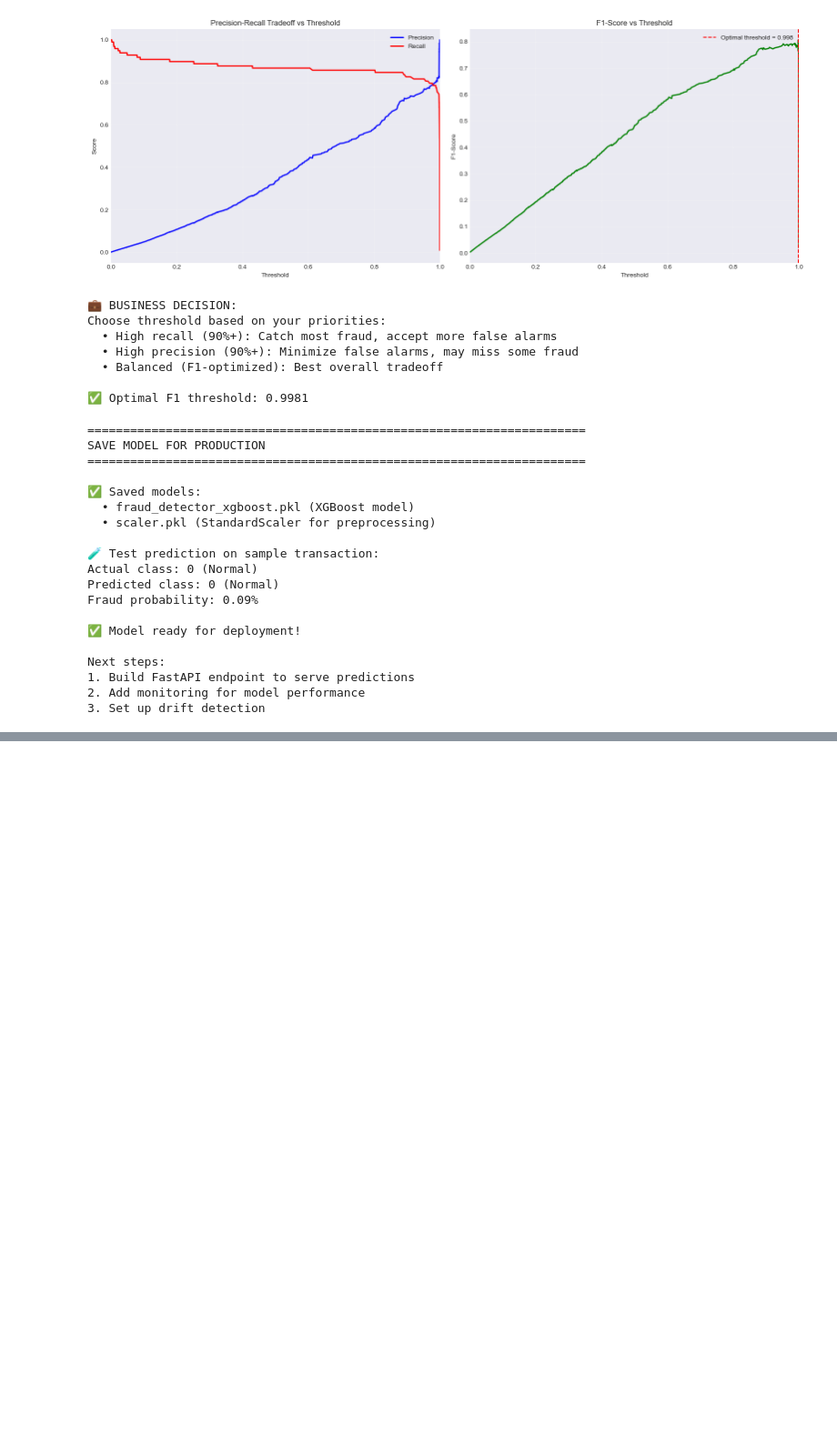
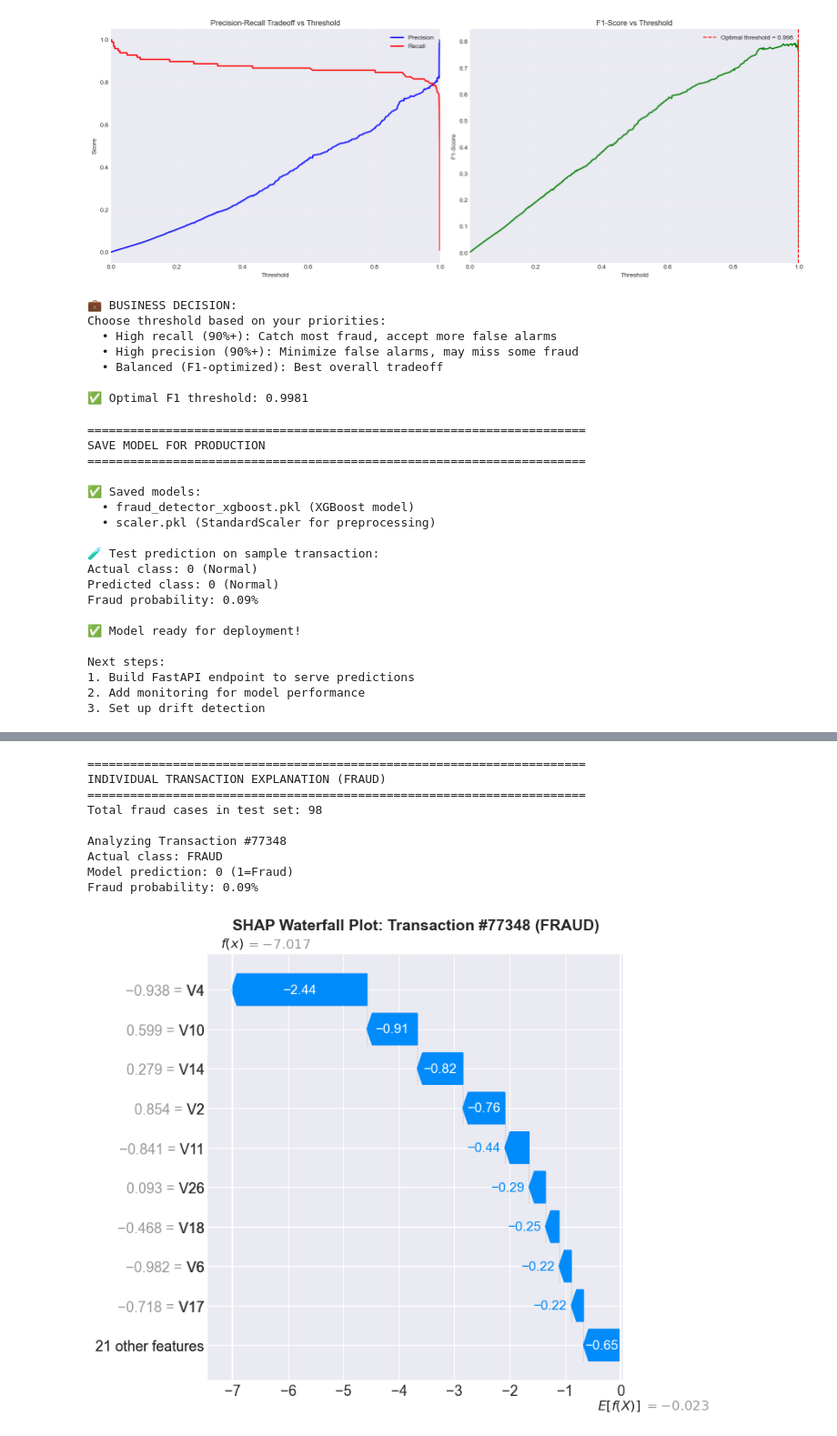
Before and after one commit to besimbayadilbi/credit-card-fraud-detection, a Jupyter notebook: fraud_detection.ipynb, the cells around one changed output, grey strips where cells are left out. Shown at 91% size. Cells and saved outputs as stored; diff of their text form; code cells hidden in the pictures; blank space fills up the shorter version.

```diff
--- a/fraud_detection.ipynb
+++ b/fraud_detection.ipynb
@@ -796,0 +851,67 @@ Next steps:
+# %%
+# Pick a fraudulent transaction to explain
+print("\n" + "=" * 70)
+print("INDIVIDUAL TRANSACTION EXPLANATION (FRAUD)")
+print("=" * 70)
+
+# Find indices of fraudulent transactions in test set
+fraud_indices = y_test[y_test == 1].index.tolist()
+print(f"Total fraud cases in test set: {len(fraud_indices)}")
+
+# Pick first fraud transaction
+fraud_idx = 0  # Index in shap_values array
+fraud_original_idx = fraud_indices[fraud_idx]
+
+# Get actual values for this transaction
+transaction_data = X_test.iloc[fraud_idx]
+
+print(f"\nAnalyzing Transaction #{fraud_original_idx}")
+print(f"Actual class: FRAUD")
+print(f"Model prediction: {xgb_model.predict(X_test_scaled[fraud_idx:fraud_idx+1])[0]} (1=Fraud)")
+print(f"Fraud probability: {xgb_model.predict_proba(X_test_scaled[fraud_idx:fraud_idx+1])[0, 1]:.2%}")
+
+# Waterfall plot: Shows how each feature contributes to this specific prediction
+plt.figure(figsize=(12, 8))
+shap.waterfall_plot(
+    shap.Explanation(
+        values=shap_values[fraud_idx],
+        base_values=explainer.expected_value,
+        data=X_test_scaled[fraud_idx],
+        feature_names=X_test.columns.tolist()
+    ),
+    show=False
+)
+plt.title(f'SHAP Waterfall Plot: Transaction #{fraud_original_idx} (FRAUD)',
+          fontsize=14, fontweight='bold')
+plt.tight_layout()
+plt.savefig(f'shap_waterfall_fraud_{fraud_original_idx}.png', dpi=300, bbox_inches='tight')
+plt.show()
+
+print("\n💡 HOW TO READ WATERFALL PLOT:")
+print("- Starts at base value (average prediction)")
+print("- Each bar shows one feature's contribution")
+print("- Red bars push prediction UP (toward fraud)")
+print("- Blue bars push prediction DOWN (toward normal)")
+print("- Final value = actual prediction")
+
+# Print detailed breakdown
+print("\n📋 FEATURE CONTRIBUTIONS (Top 10):")
+feature_contributions = pd.DataFrame({
+    'Feature': X_test.columns,
+    'Value': X_test_scaled[fraud_idx],
+    'SHAP_Value': shap_values[fraud_idx],
+    'Impact': ['→ Fraud' if s > 0 else '→ Normal' for s in shap_values[fraud_idx]]
+}).sort_values('SHAP_Value', key=abs, ascending=False)
+
+print(feature_contributions.head(10).to_string(index=False))
+# %% [output]
+======================================================================
+INDIVIDUAL TRANSACTION EXPLANATION (FRAUD)
+======================================================================
+Total fraud cases in test set: 98
+
+Analyzing Transaction #77348
+Actual class: FRAUD
+Model prediction: 0 (1=Fraud)
+Fraud probability: 0.09%
+[figure, added]
```
Also changed, not shown: parts of 6 cells of this notebook, 6 other files.
